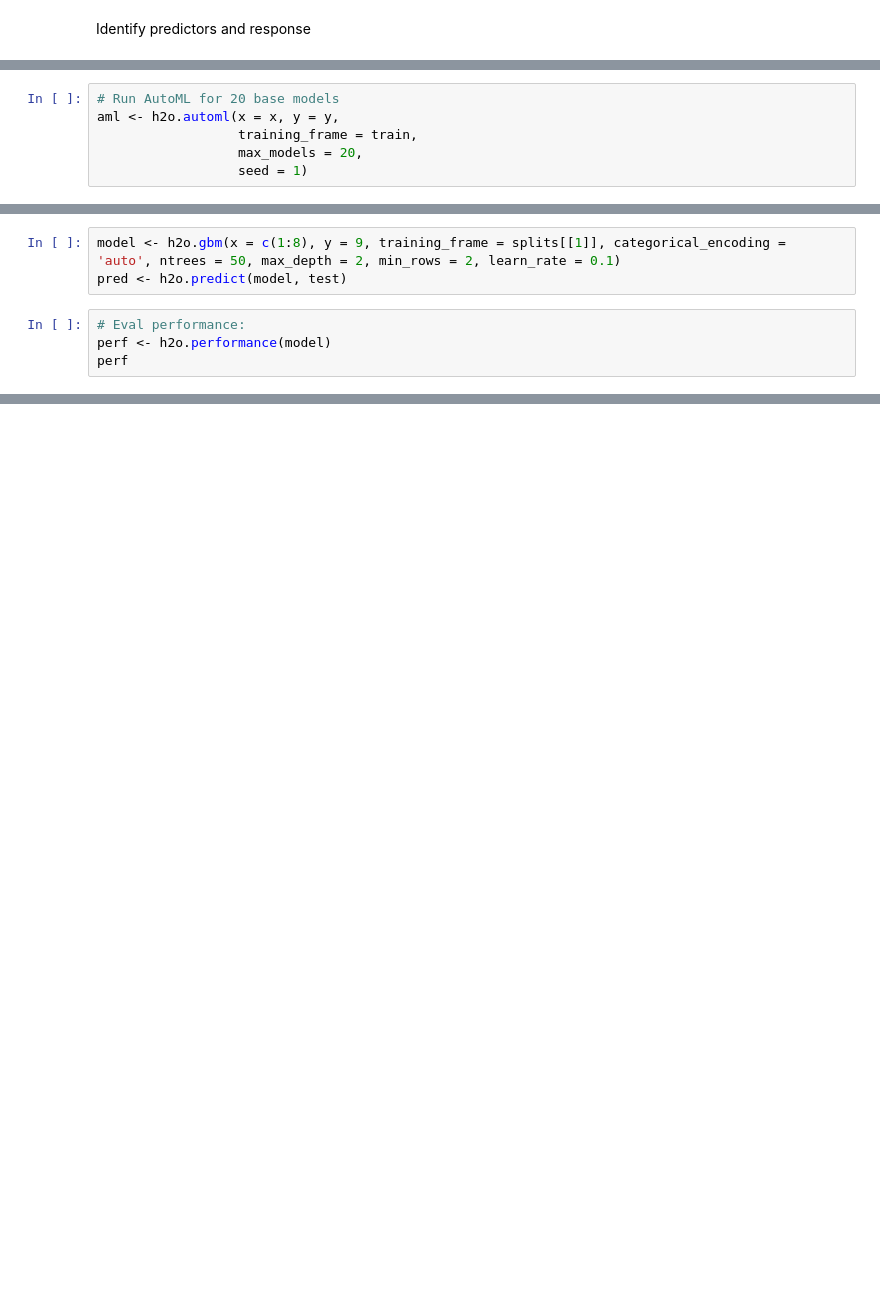
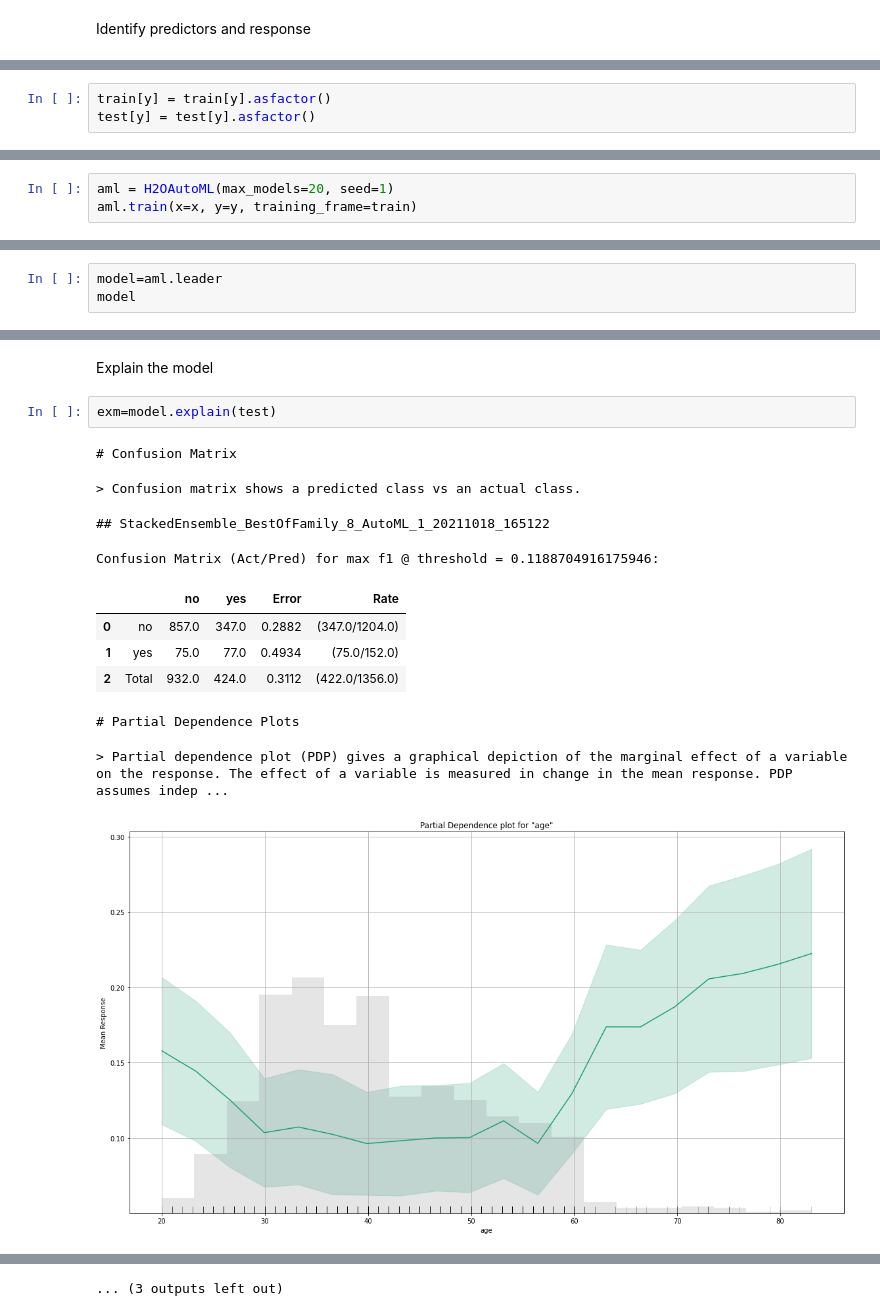
Before and after one commit to Christian-TD/AoaH2OBankingDemoModels, a Jupyter notebook: model_definitions/24e33e49-d5f0-42ce-900a-475520df4ce1/notebooks/Bank Marketing H2O.ipynb, the cells around one changed output, grey strips where cells are left out. Saved outputs shown, nothing was run; the diff lists cells and outputs as text; blank space fills up the shorter version.

Commit message:
feat: added python h2o automl model

```diff
--- a/model_definitions/24e33e49-d5f0-42ce-900a-475520df4ce1/notebooks/Bank Marketing H2O.ipynb
+++ b/model_definitions/24e33e49-d5f0-42ce-900a-475520df4ce1/notebooks/Bank Marketing H2O.ipynb
@@ -182,0 +209,3 @@ x <- setdiff(names(train), y)
+# %%
+train[y] = train[y].asfactor()
+test[y] = test[y].asfactor()
@@ -183,6 +214,3 @@ x <- setdiff(names(train), y)
 # %%
-# Run AutoML for 20 base models
-aml <- h2o.automl(x = x, y = y,
-                  training_frame = train,
-                  max_models = 20,
-                  seed = 1)
+aml = H2OAutoML(max_models=20, seed=1)
+aml.train(x=x, y=y, training_frame=train)
@@ -194,0 +356,3 @@ aml@leader
+# %%
+model=aml.leader
+model
@@ -207,7 +560,16 @@ feature_interactions
-# %%
-model <- h2o.gbm(x = c(1:8), y = 9, training_frame = splits[[1]], categorical_encoding = 'auto', ntrees = 50, max_depth = 2, min_rows = 2, learn_rate = 0.1)
-pred <- h2o.predict(model, test)
+# %% [markdown]
+Explain the model
 # %%
-# Eval performance:
-perf <- h2o.performance(model)
-perf
+exm=model.explain(test)
+# %% [output]
+# Confusion Matrix
+> Confusion matrix shows a predicted class vs an actual class.
+## StackedEnsemble_BestOfFamily_8_AutoML_1_20211018_165122
+Confusion Matrix (Act/Pred) for max f1 @ threshold = 0.1188704916175946:
+|  |  | no | yes | Error | Rate |
+| 0 | no | 857.0 | 347.0 | 0.2882 | (347.0/1204.0) |
+| 1 | yes | 75.0 | 77.0 | 0.4934 | (75.0/152.0) |
+| 2 | Total | 932.0 | 424.0 | 0.3112 | (422.0/1356.0) |
+# Partial Dependence Plots
+> Partial dependence plot (PDP) gives a graphical depiction of the marginal effect of a variable on the response. The effect of a variable is measured in change in the mean response. PDP assumes indep ...
+[figure, added]
@@ -214 +580,2 @@ perf
+... (3 outputs left out)
 # %%
```
Also changed, not shown: parts of 56 cells of this notebook, 6 other files.
